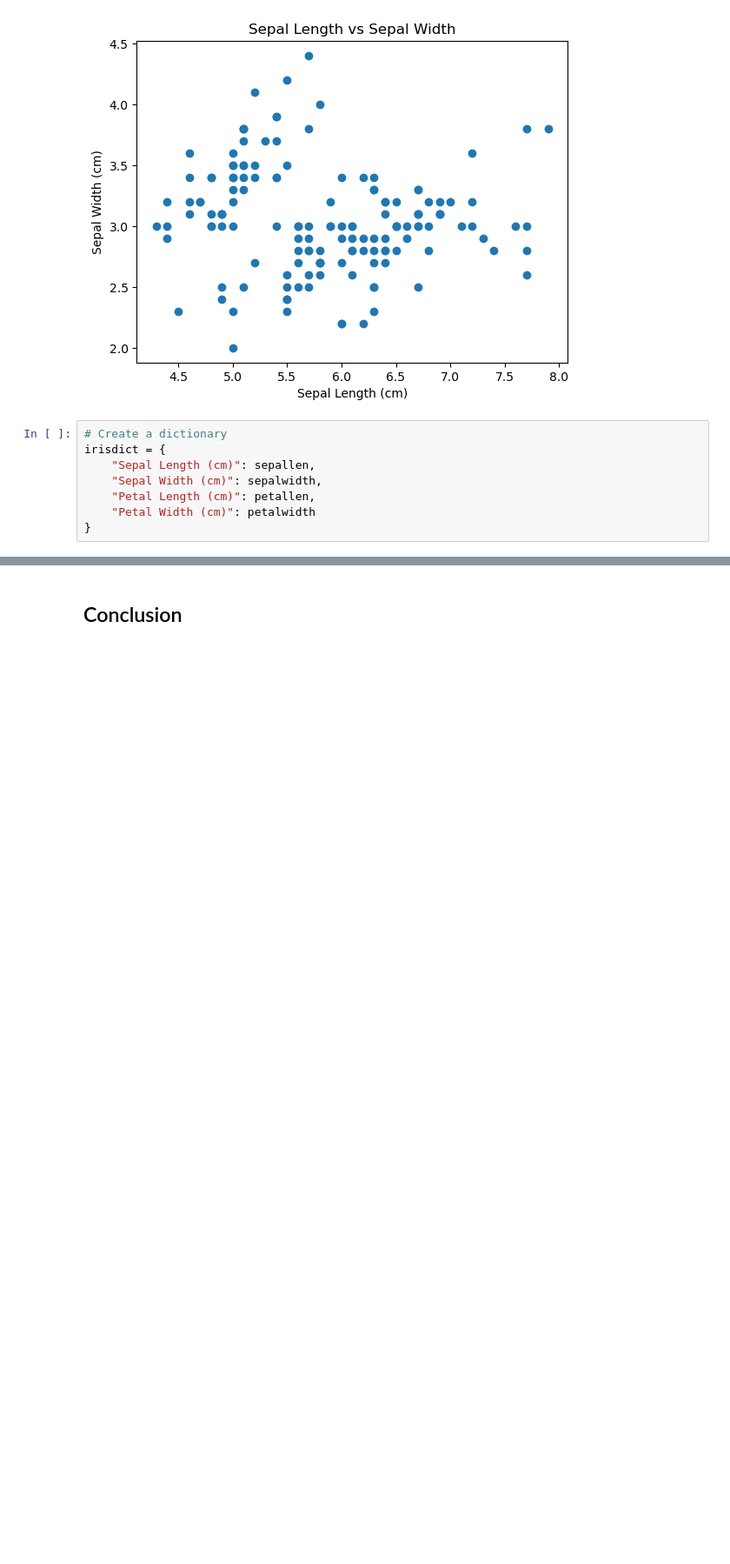
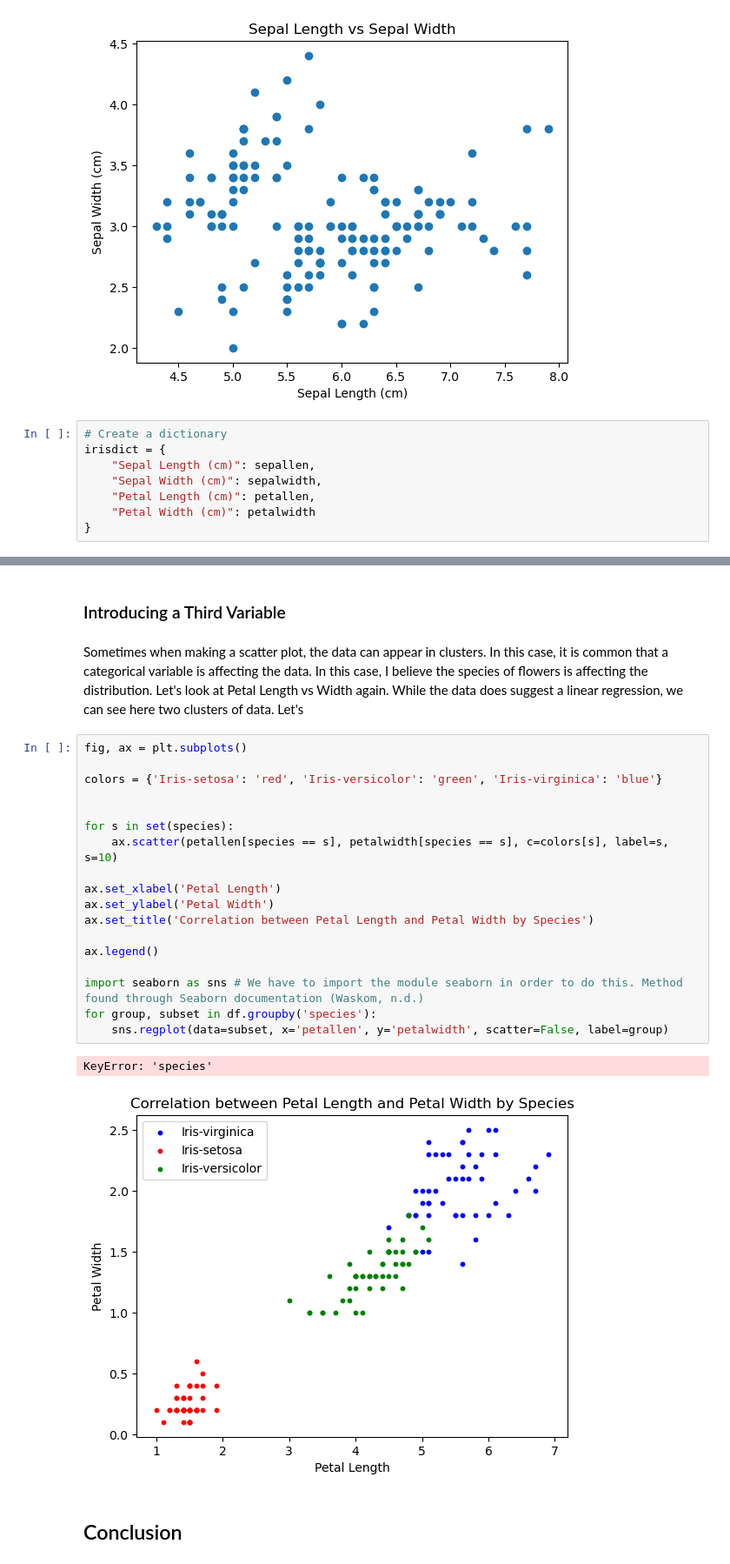
Before and after one commit to MylesHenehan/pands-project, a Jupyter notebook: analysis.ipynb, the cells around one changed output, grey strips where cells are left out. Shown at 87% size. Drawn from its saved outputs; the diff is of its cells as text; blank space fills up the shorter version.

```diff
--- a/analysis.ipynb
+++ b/analysis.ipynb
@@ -126,2 +186,27 @@ for x_var in variables:
+# %% [markdown]
+### Introducing a Third Variable
+# %% [markdown]
+Sometimes when making a scatter plot, the data can appear in clusters. In this case, it is common that a categorical variable is affecting the data. In this case, I believe the species of flowers is affecting the distribution. Let's look at Petal Length vs Width again. While the data does suggest a linear regression, we can see here two clusters of data. Let's
+# %%
+fig, ax = plt.subplots()
+
+colors = {'Iris-setosa': 'red', 'Iris-versicolor': 'green', 'Iris-virginica': 'blue'}
+
+
+for s in set(species):
+    ax.scatter(petallen[species == s], petalwidth[species == s], c=colors[s], label=s, s=10)
+
+ax.set_xlabel('Petal Length')
+ax.set_ylabel('Petal Width')
+ax.set_title('Correlation between Petal Length and Petal Width by Species')
+
+ax.legend()
+
+import seaborn as sns # We have to import the module seaborn in order to do this. Method found through Seaborn documentation (Waskom, n.d.)
+for group, subset in df.groupby('species'):
+    sns.regplot(data=subset, x='petallen', y='petalwidth', scatter=False, label=group)
+# %% [output]
+KeyError: 'species'
+[figure, added]
 # %% [markdown]
 ## Conclusion
```
Also changed, not shown: parts of 16 cells of this notebook, 2 other files.
